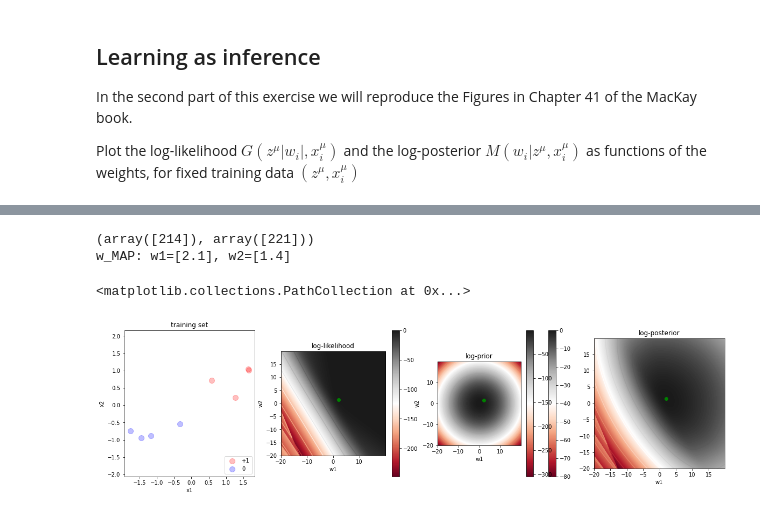
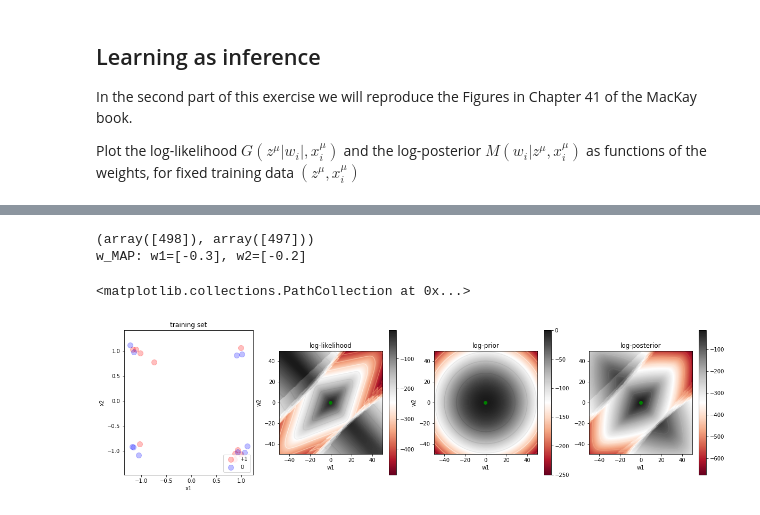
Before and after one commit to jsearcy1/AppliedMathNotebooks, a Jupyter notebook: MATH410/MATH410_Perceptron0_class.ipynb, the cells around one changed output, grey strips where cells are left out. Drawn from its saved outputs; the diff is of its cells as text; code cells hidden in the pictures.

```diff
--- a/MATH410/MATH410_Perceptron0_class.ipynb
+++ b/MATH410/MATH410_Perceptron0_class.ipynb
@@ -56,5 +56,5 @@ def generate_patterns(spread,N=2,p1=100,p2=100,option='separable',plot=False):
 
 p1=100
 p2=100
-x,z=generate_patterns(spread=0.5,N=2,p1=p1,p2=p2,option='separable',plot=True)
+x,z=generate_patterns(spread=0.1,N=2,p1=p1,p2=p2,option='nonseparable',plot=True)
 # %% [output]
@@ -103,7 +103,7 @@ $$
 \Delta w_i=w^{new}_i-w^{old}_i=\eta\left(\sum_{\mu=1}^p\left[z^\mu-f(h^\mu)\right]x_i^\mu-\alpha w_i\right)
 $$
 # %%
-T=10000# number of training steps
+T=100000# number of training steps
 stepPlot=T/100 # snapshot of learning
 
 N=2
@@ -113,7 +113,7 @@ print('initial weights %s' % w0)
 # learning rate
 eta=0.001
 # weight decay
-alpha=0.2
+alpha=0.1
 
 # training
 EarlyStopping=False
@@ -217,13 +235,14 @@ from matplotlib import cm
 from matplotlib.ticker import LinearLocator, FormatStrFormatter, LogLocator
 
 # size of the training set
-ntrain=np.min([4,p1,p2])
+ntrain=np.min([10,p1,p2])
 indtrain=np.concatenate([np.arange(ntrain),p1+np.arange(ntrain)])
-xplot=x[indtrain]
-zplot=z[indtrain]
+inpermute=np.random.permutation(p1+p2)
+xplot=x[inpermute[indtrain]]
+zplot=z[inpermute[indtrain]]
 
 # create a 2d grid of (w1,w2)
-Wmax=20
+Wmax=50
 W1vec=np.arange(-Wmax,Wmax,0.1)
 W2vec=np.arange(-Wmax,Wmax,0.1)
 W1,W2=np.meshgrid(W1vec,W2vec)
@@ -248,8 +267,8 @@ wmapind=np.where(Mplot==Mplot.max())
 print(wmapind)
 print('w_MAP: w1={a1}, w2={a2}'.format(a1=W1[wmapind],a2=W2[wmapind]))
 # %% [output]
-(array([214]), array([221]))
-w_MAP: w1=[2.1], w2=[1.4]
+(array([498]), array([497]))
+w_MAP: w1=[-0.3], w2=[-0.2]
 # %%
 #=========
 # PLOTS
@@ -260,32 +279,32 @@ fig,ax=plt.subplots(1,4,figsize=(20,5))
 # training set
 size=100
 # scatterplot
 ax[0].scatter(xplot[0:ntrain,0],xplot[0:ntrain,1],s=size,color='red',alpha=0.25,label='+1')
 ax[0].scatter(xplot[ntrain:,0],xplot[ntrain:,1],s=size,color='blue',alpha=0.25,label='0')
 ax[0].set_xlabel("x1"); ax[0].set_ylabel("x2"); ax[0].set_title("training set")
 ax[0].legend(loc='lower right')
 ax[0].axis('equal')
 
 # plot log-likelihood
 surf1=ax[1].imshow(LLplot,origin='lower',cmap='RdGy',extent=[np.min(W1),np.max(W1),np.min(W2),np.max(W2)])
 ax[1].contour(W1,W2,LLplot,cmap='RdGy')
 fig.colorbar(surf1,ax=ax[1])
 ax[1].set_title('log-likelihood'); ax[1].set_xlabel('w1'); ax[1].set_ylabel('w2')
 ax[1].scatter(W1[wmapind],W2[wmapind],color='g')
 
 # plot log-prior
 surf3=ax[2].imshow(Priorplot,origin='lower',cmap='RdGy',extent=[np.min(W1),np.max(W1),np.min(W2),np.max(W2)])
 ax[2].contour(W1,W2,Priorplot,cmap='RdGy')
 fig.colorbar(surf3,ax=ax[2])
 ax[2].set_title('log-prior'); ax[2].set_xlabel('w1'); ax[2].set_ylabel('w2')
 ax[2].scatter(W1[wmapind],W2[wmapind],color='g')
 
 # plot log-posterior
 surf2=ax[3].imshow(Mplot,origin='lower',cmap='RdGy',extent=[np.min(W1),np.max(W1),np.min(W2),np.max(W2)])
 ax[3].contour(W1,W2,Mplot,cmap='RdGy')
-fig.colorbar(surf2,ax=ax[2])
+fig.colorbar(surf2,ax=ax[3])
 ax[3].set_title('log-posterior'); ax[3].set_xlabel('w1'); ax[2].set_ylabel('w2')
 ax[3].scatter(W1[wmapind],W2[wmapind],color='g')
 # %% [output]
 <matplotlib.collections.PathCollection at 0x...>
-[figure, old version]
+[figure, new version]
```
Also changed, not shown: parts of 4 cells of this notebook.
